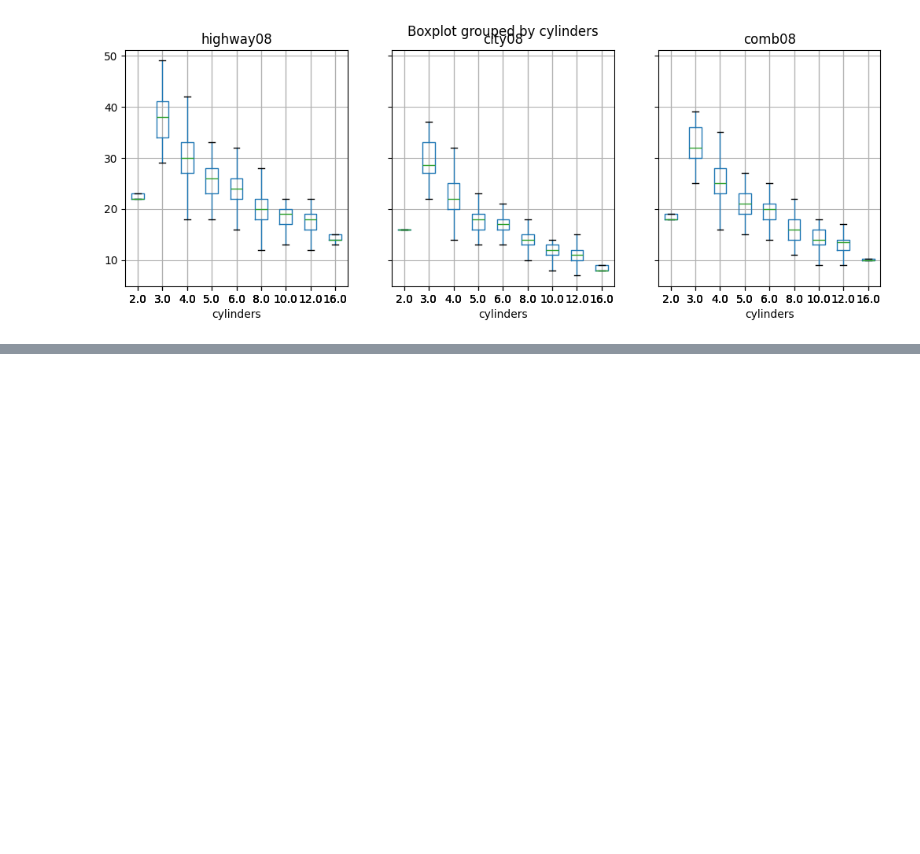
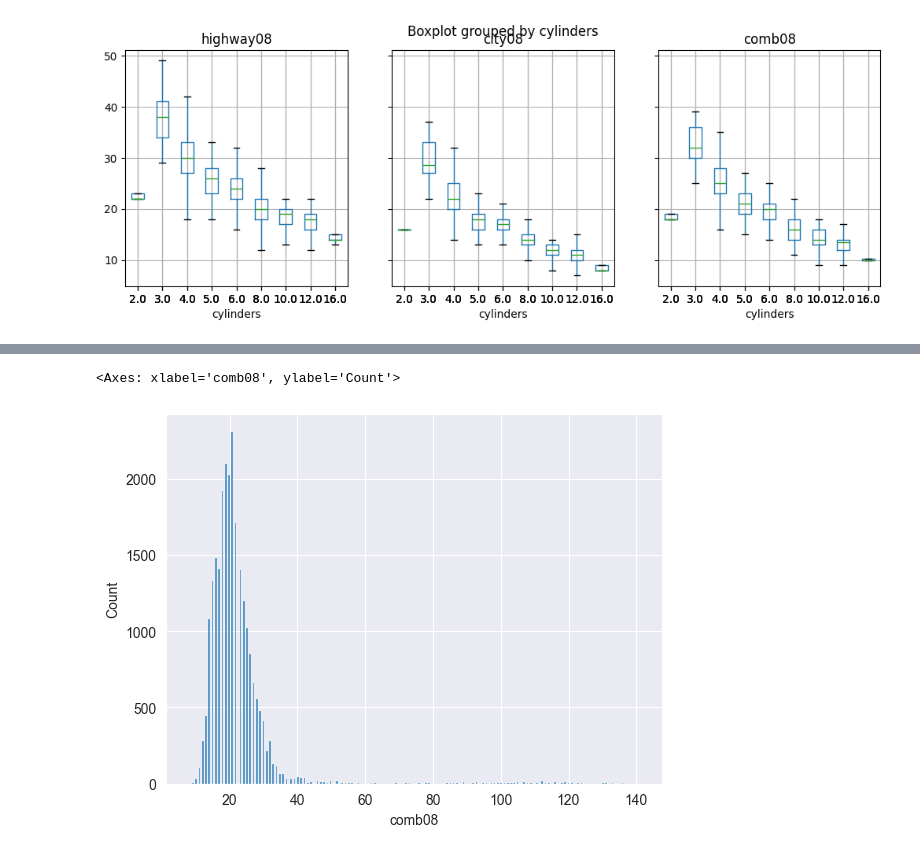
Before and after one commit to docroch/learning-data-science, a Jupyter notebook: examples/data-understanding/data-visualization/matplotlib-pandas-seaborn.ipynb, the cells around one changed output, grey strips where cells are left out. Saved outputs shown, nothing was run; the diff lists cells and outputs as text; code cells hidden in the pictures; blank space fills up the shorter version.

```diff
--- a/examples/data-understanding/data-visualization/matplotlib-pandas-seaborn.ipynb
+++ b/examples/data-understanding/data-visualization/matplotlib-pandas-seaborn.ipynb
@@ -276,0 +498,5 @@ array([<Axes: title={'center': 'highway08'}, xlabel='cylinders'>,
+# %%
+sns.histplot(df, x='comb08')
+# %% [output]
+<Axes: xlabel='comb08', ylabel='Count'>
+[figure, added]
```
Also changed, not shown: parts of 64 cells of this notebook.
